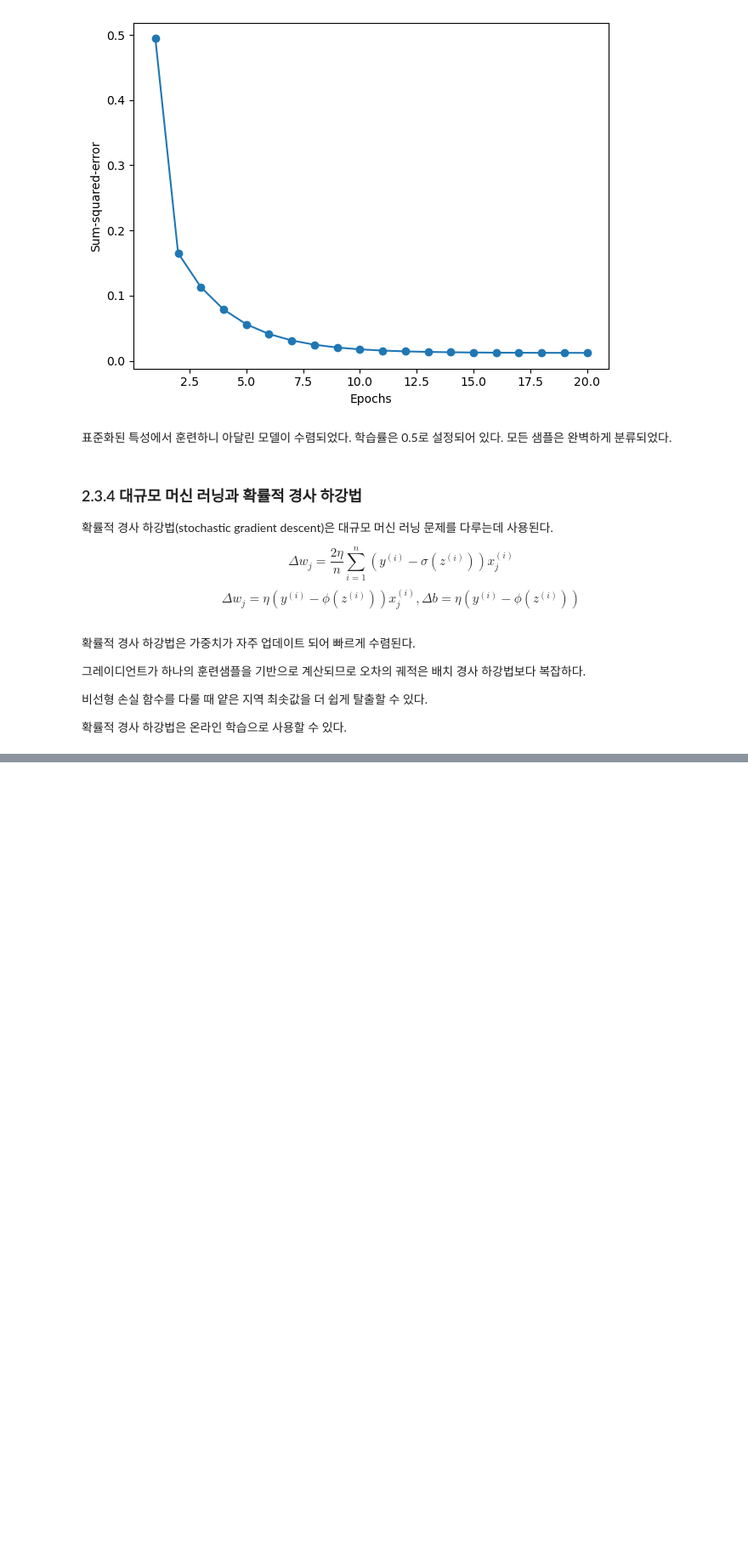
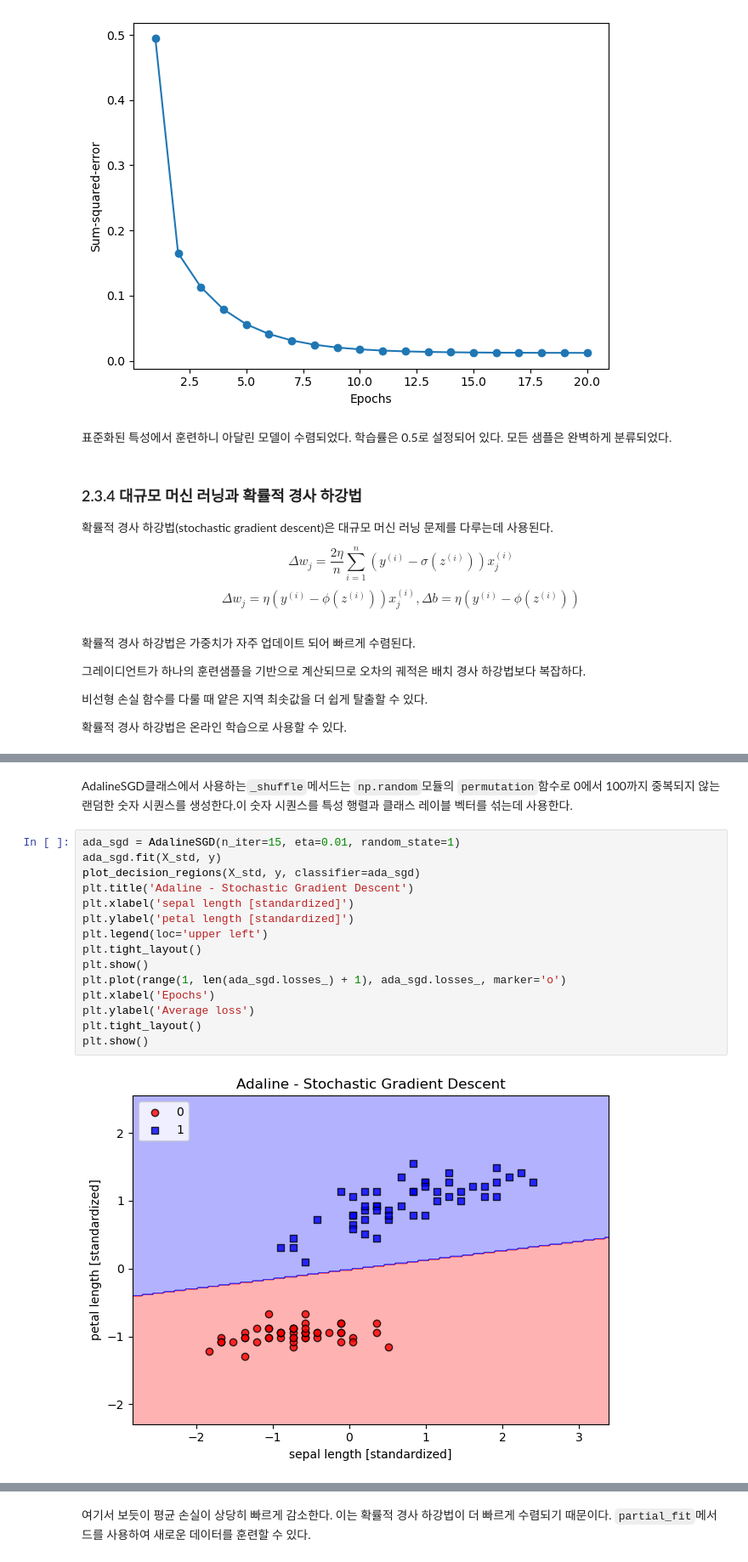
Before and after one commit to asanobm/deep-learning, a Jupyter notebook: 머신러닝교과서-파이토치/02_간단한 분류 알고리즘 훈련.ipynb, the cells around one changed output, grey strips where cells are left out. Shown at 85% size. Saved outputs shown, nothing was run; the diff lists cells and outputs as text; blank space fills up the shorter version.

```diff
--- a/머신러닝교과서-파이토치/02_간단한 분류 알고리즘 훈련.ipynb
+++ b/머신러닝교과서-파이토치/02_간단한 분류 알고리즘 훈련.ipynb
@@ -593,0 +636,19 @@ class AdalineSGD:
+# %% [markdown]
+AdalineSGD클래스에서 사용하는`_shuffle`메서드는 `np.random`모듈의 `permutation`함수로 0에서 100까지 중복되지 않는 랜덤한 숫자 시퀀스를 생성한다.이 숫자 시퀀스를 특성 행렬과 클래스 레이블 벡터를 섞는데 사용한다.
+# %%
+ada_sgd = AdalineSGD(n_iter=15, eta=0.01, random_state=1)
+ada_sgd.fit(X_std, y)
+plot_decision_regions(X_std, y, classifier=ada_sgd)
+plt.title('Adaline - Stochastic Gradient Descent')
+plt.xlabel('sepal length [standardized]')
+plt.ylabel('petal length [standardized]')
+plt.legend(loc='upper left')
+plt.tight_layout()
+plt.show()
+plt.plot(range(1, len(ada_sgd.losses_) + 1), ada_sgd.losses_, marker='o')
+plt.xlabel('Epochs')
+plt.ylabel('Average loss')
+plt.tight_layout()
+plt.show()
+# %% [output]
+[figure, added]
@@ -593,0 +656,3 @@ class AdalineSGD:
+# %% [markdown]
+여기서 보듯이 평균 손실이 상당히 빠르게 감소한다. 이는 확률적 경사 하강법이 더 빠르게 수렴되기 때문이다.
+`partial_fit`메서드를 사용하여 새로운 데이터를 훈련할 수 있다.
```
Also changed, not shown: parts of 2 cells of this notebook.
